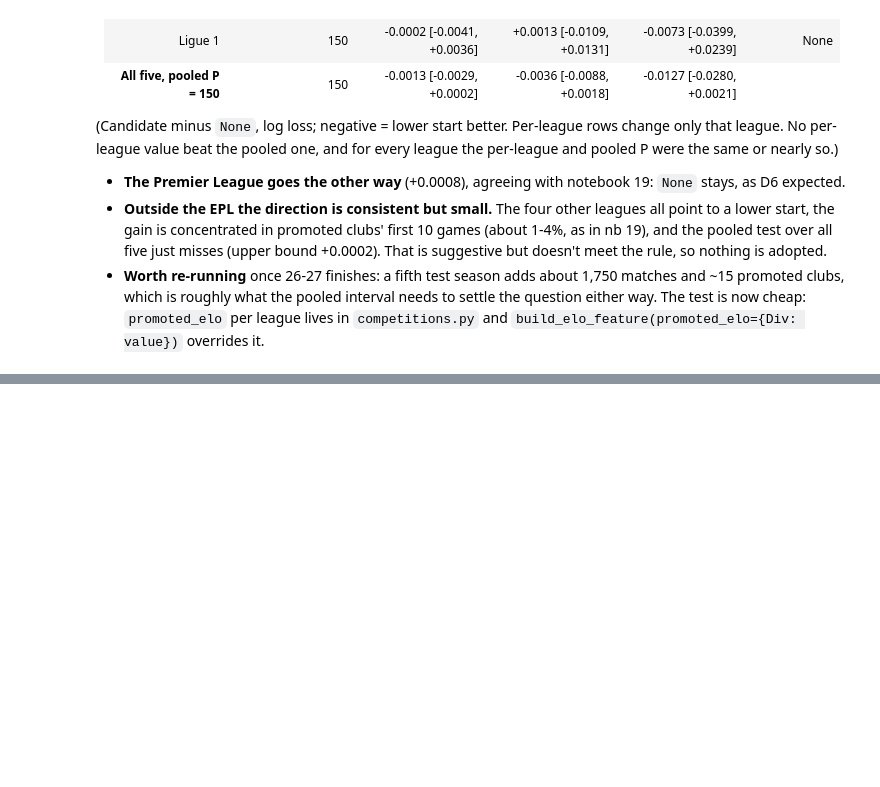
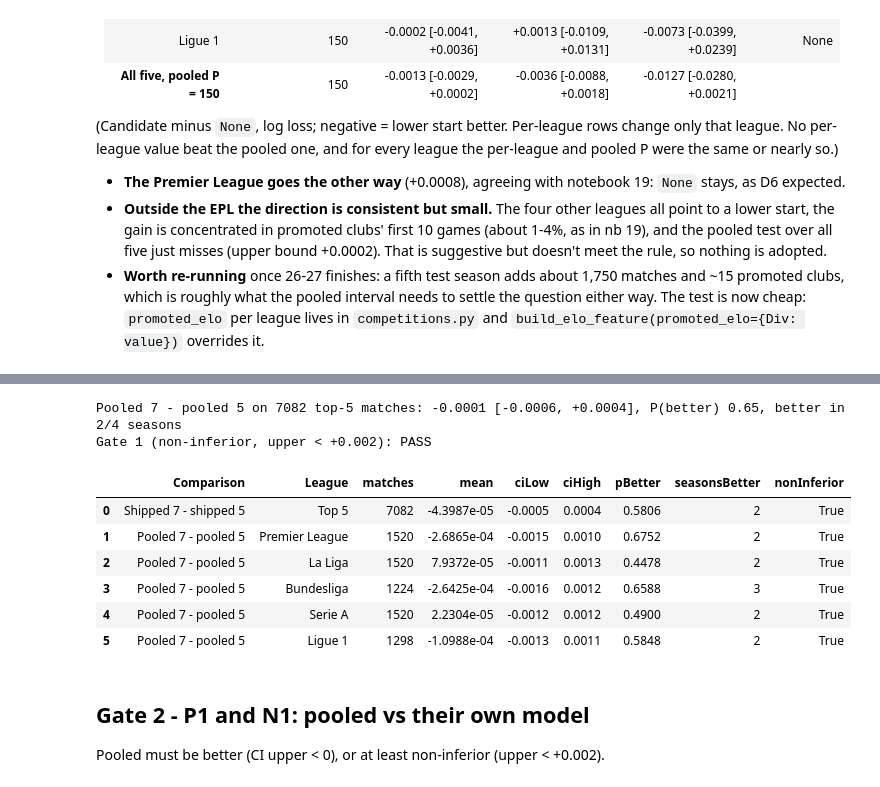
Before and after one commit to hphillips9/football-analysis, a Jupyter notebook: notebooks/20_multileague_pipeline.ipynb, the cells around one changed output, grey strips where cells are left out. Cells and saved outputs as stored; diff of their text form; code cells hidden in the pictures; blank space fills up the shorter version.

```diff
--- a/notebooks/20_multileague_pipeline.ipynb
+++ b/notebooks/20_multileague_pipeline.ipynb
@@ -660,0 +764,20 @@ for every league the per-league and pooled P were the same or nearly so.)
+# %%
+def compare7(frame, candidate, reference):
+    """compare() over probas7."""
+    global probas
+    saved, probas = probas, probas7
+    try:
+        return compare(frame, candidate, reference)
+    finally:
+        probas = saved
+
+
+models7 = ["Base rates", "Per league", "Pooled 7", "Bookmaker"]
+rows = []
+for div in DIVS7 + ["All"]:
+    frame = test7 if div == "All" else test7[test7["Div"] == div]
+    for name in models7:
+        rows.append({"League": NAMES7.get(div, "All seven"), "Model": name, **scores(frame, probas7[name])})
+
+by_league7 = pd.DataFrame(rows)
+by_league7.pivot(index="League", columns="Model", values="logLoss")[models7].loc[[*NAMES7.values(), "All seven"]]
@@ -660,0 +820,27 @@ for every league the per-league and pooled P were the same or nearly so.)
+# %%
+gate7_1 = compare7(top5_test7, "Pooled 7", "Pooled 5")
+print(f"Pooled 7 - pooled 5 on {gate7_1['matches']} top-5 matches: {gate7_1['mean']:+.4f} "
+      f"[{gate7_1['ciLow']:+.4f}, {gate7_1['ciHigh']:+.4f}], P(better) {gate7_1['pBetter']:.2f}, "
+      f"better in {gate7_1['seasonsBetter']}/{len(TEST_SEASONS)} seasons")
+print(f"Gate 1 (non-inferior, upper < +{NON_INFERIOR_MARGIN}): {'PASS' if gate7_1['nonInferior'] else 'FAIL'}")
+
+detail7 = [{"Comparison": "Shipped 7 - shipped 5", "League": "Top 5", **compare7(top5_test7, "Shipped 7", "Shipped 5")}]
+for div in DIVS:
+    frame = top5_test7[top5_test7["Div"] == div]
+    detail7.append({"Comparison": "Pooled 7 - pooled 5", "League": NAMES7[div], **compare7(frame, "Pooled 7", "Pooled 5")})
+pd.DataFrame(detail7).drop(columns=["better"])
+# %% [output]
+Pooled 7 - pooled 5 on 7082 top-5 matches: -0.0001 [-0.0006, +0.0004], P(better) 0.65, better in 2/4 seasons
+Gate 1 (non-inferior, upper < +0.002): PASS
+|  | Comparison | League | matches | mean | ciLow | ciHigh | pBetter | seasonsBetter | nonInferior |
+| 0 | Shipped 7 - shipped 5 | Top 5 | 7082 | -4.3987e-05 | -0.0005 | 0.0004 | 0.5806 | 2 | True |
+| 1 | Pooled 7 - pooled 5 | Premier League | 1520 | -2.6865e-04 | -0.0015 | 0.0010 | 0.6752 | 2 | True |
+| 2 | Pooled 7 - pooled 5 | La Liga | 1520 | 7.9372e-05 | -0.0011 | 0.0013 | 0.4478 | 2 | True |
+| 3 | Pooled 7 - pooled 5 | Bundesliga | 1224 | -2.6425e-04 | -0.0016 | 0.0012 | 0.6588 | 3 | True |
+| 4 | Pooled 7 - pooled 5 | Serie A | 1520 | 2.2304e-05 | -0.0012 | 0.0012 | 0.4900 | 2 | True |
+| 5 | Pooled 7 - pooled 5 | Ligue 1 | 1298 | -1.0988e-04 | -0.0013 | 0.0011 | 0.5848 | 2 | True |
+# %% [markdown]
+## Gate 2 - P1 and N1: pooled vs their own model
+
+Pooled must be better (CI upper < 0), or at least non-inferior
+(upper < +0.002).
```
Also changed, not shown: parts of 19 cells of this notebook, 58 other files.
